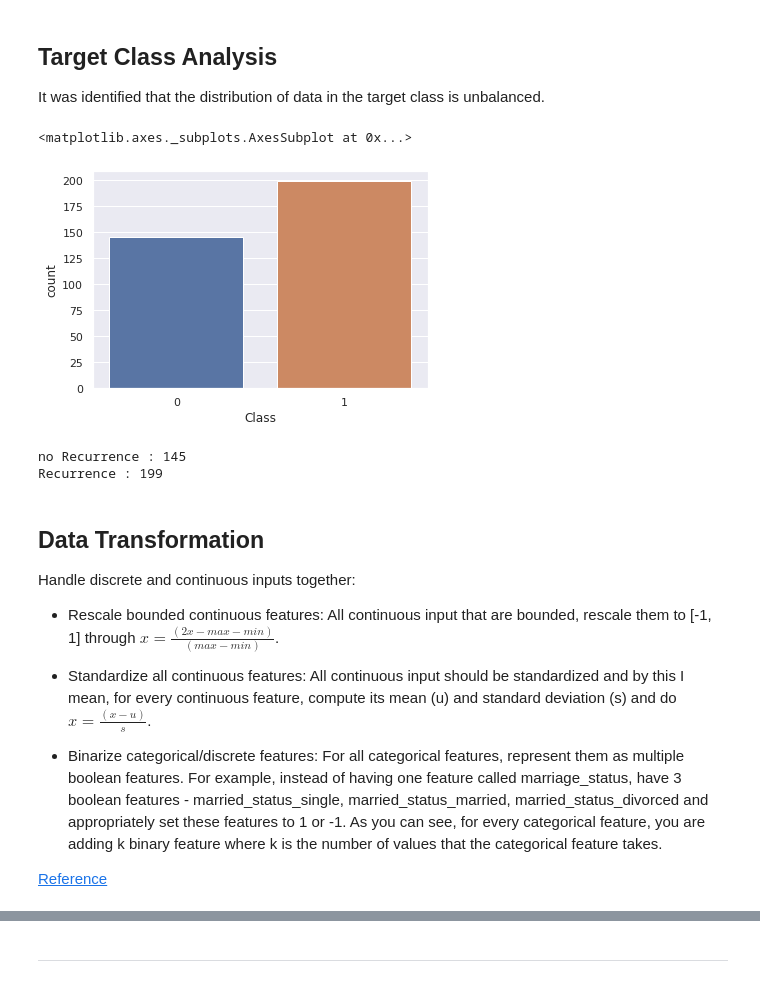
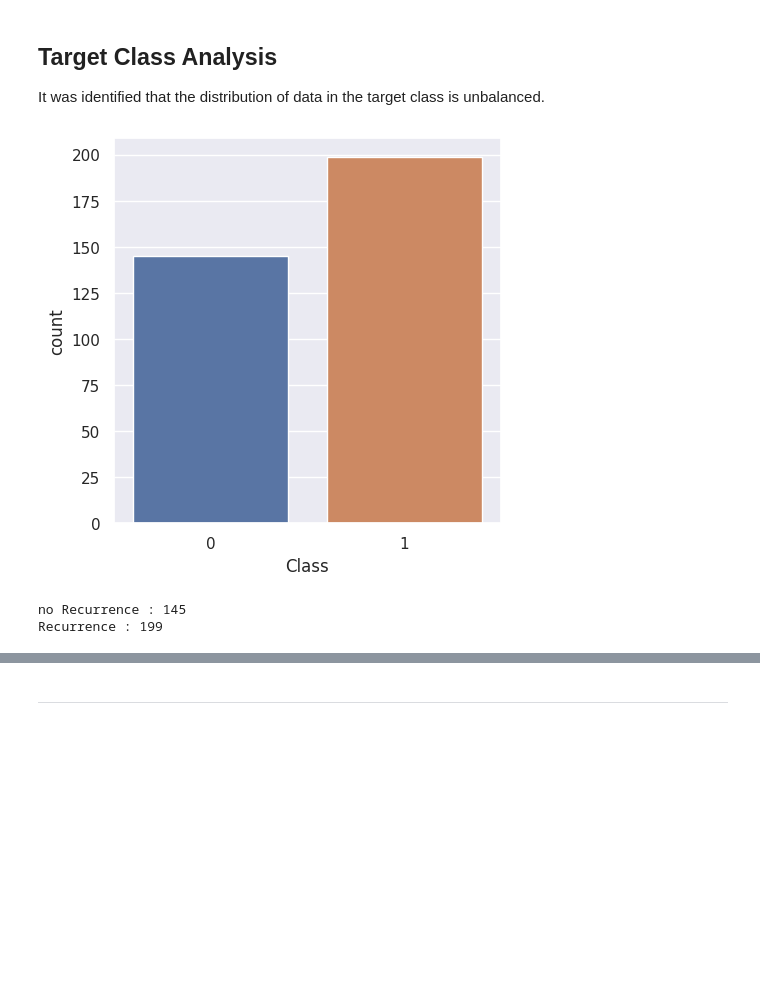
Before and after one commit to DiegoPaezA/Cancer-Classification, a Jupyter notebook: Projeto_DS_2023.ipynb, the cells around one changed output, grey strips where cells are left out. Drawn from its saved outputs; the diff is of its cells as text; code cells hidden in the pictures; blank space fills up the shorter version.

```diff
--- a/Projeto_DS_2023.ipynb
+++ b/Projeto_DS_2023.ipynb
@@ -222,10 +208,10 @@ sns.heatmap(df_sexOut.corr(), annot=True, ax=ax,fmt="0.2f")
 ## Target Class Analysis
 
 It was identified that the distribution of data in the target class is unbalanced.
-# %%
-sns.countplot(x=df_sexOut.Class)
-# %% [output]
-<matplotlib.axes._subplots.AxesSubplot at 0x...>
-[figure, removed]
+# %%
+plt.figure(figsize=(5,5))
+sns.countplot(x=E1_data.Class);
+# %% [output]
+[figure, added]
 # %%
 # Generate and plot a synthetic imbalanced classification dataset
@@ -238,15 +224,3 @@ print('%s : %d' % ('Recurrence', counter[1]))
 # %% [output]
 no Recurrence : 145
 Recurrence : 199
-# %% [markdown]
-## Data Transformation
-
-Handle discrete and continuous inputs together:
-
-- Rescale bounded continuous features: All continuous input that are bounded, rescale them to [-1, 1] through $x = \frac{(2x - max - min)}{(max - min)}$.
-
-- Standardize all continuous features: All continuous input should be standardized and by this I mean, for every continuous feature, compute its mean (u) and standard deviation (s) and do $x = \frac{(x - u)}{s}$.
-
-- Binarize categorical/discrete features: For all categorical features, represent them as multiple boolean features. For example, instead of having one feature called marriage_status, have 3 boolean features - married_status_single, married_status_married, married_status_divorced and appropriately set these features to 1 or -1. As you can see, for every categorical feature, you are adding k binary feature where k is the number of values that the categorical feature takes.
-
-[Reference](https://www.quora.com/Machine-Learning/What-are-good-ways-to-handle-discrete-and-continuous-inputs-together/answer/Arun-Iyer-1)
```
Also changed, not shown: parts of 28 cells of this notebook.
